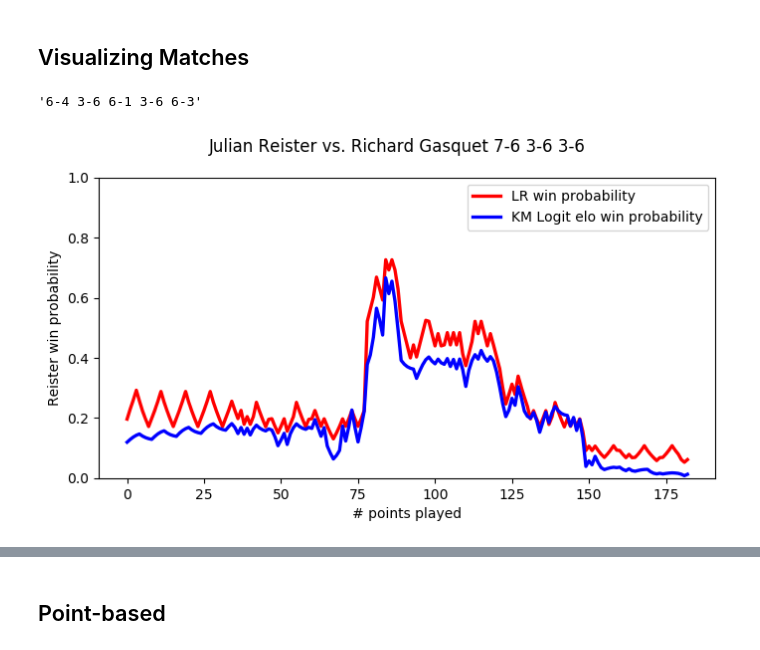
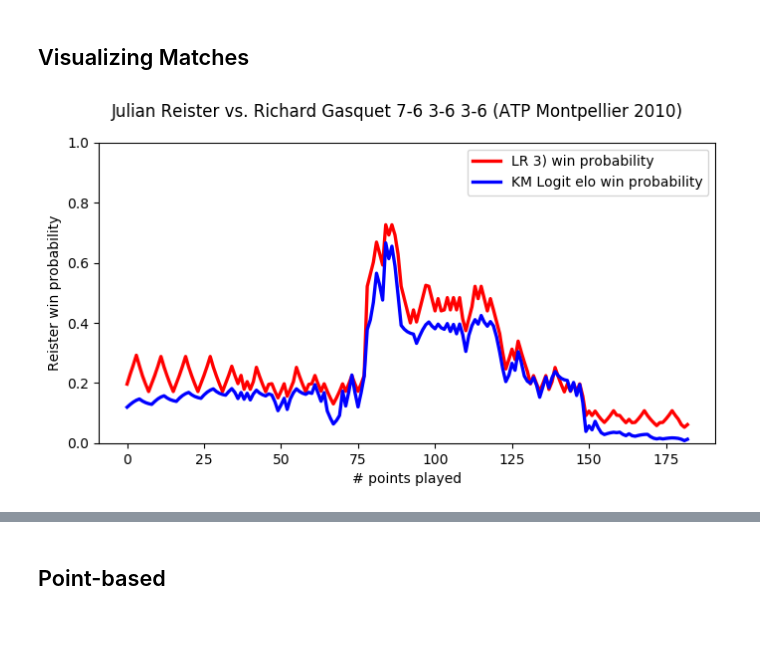
Before and after one commit to jgollub1/pbp_explorations, a Jupyter notebook: probability models (results).ipynb, the cells around one changed output, grey strips where cells are left out. Cells and saved outputs as stored; diff of their text form; code cells hidden in the pictures.

```diff
--- a/probability models (results).ipynb
+++ b/probability models (results).ipynb
@@ -160,10 +165,6 @@ def display(tup):
     return tup[0][0]/tup[1][0]
 # %% [markdown]
 ## Visualizing Matches
-# %%
-match_df['score'][10667]
-# %% [output]
-'6-4 3-6 6-1 3-6 6-3'
 # %%
 m_id1 = 10667
 m_id2 = 836
@@ -176,18 +177,18 @@ def set_ind(df):
 # %%
 match3 = df[df['match_id']==m_id3].reset_index()
 fig = plt.figure(figsize=(8,4))
 ax = fig.add_subplot(1,1,1)
 line1 = ax.plot(np.arange(len(match3)),match3['lr_probs'],'r-',linewidth=2.4)
 line2 = ax.plot(np.arange(len(match3)),match3['klaassen_prob_a_300'],'b-',linewidth=2.4)
 
 
-fig.suptitle('Julian Reister vs. Richard Gasquet 7-6 3-6 3-6')
+fig.suptitle('Julian Reister vs. Richard Gasquet 7-6 3-6 3-6 (ATP Montpellier 2010)')
 ax.set_ylabel('Reister win probability')
 ax.set_xlabel('# points played')
 ax.set_ylim([0,1])
-ax.legend((line1[0], line2[0]), ('LR win probability', 'KM Logit elo win probability'))
+ax.legend((line1[0], line2[0]), ('LR 3) win probability', 'KM Logit elo win probability'))
 plt.savefig('writing/photos/reister_gasquet')
 # #fig.show()
 # %% [output]
-[figure, old version]
+[figure, new version]
 # %%
```
Also changed, not shown: parts of 5 cells of this notebook, 12 other files.
